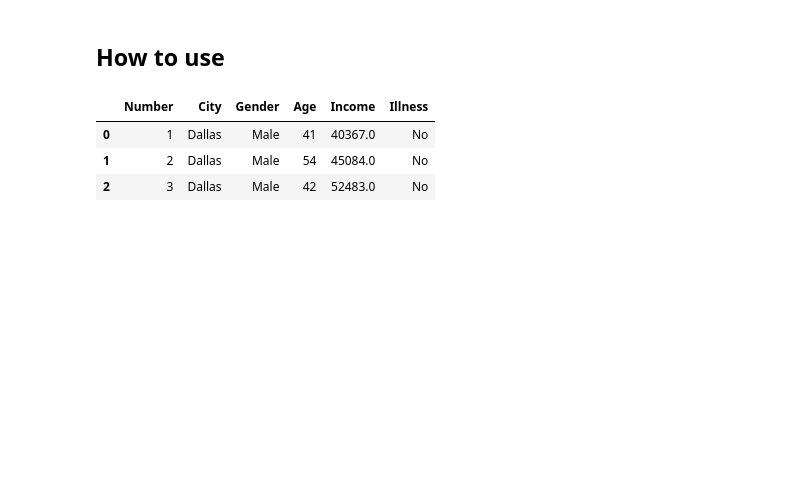
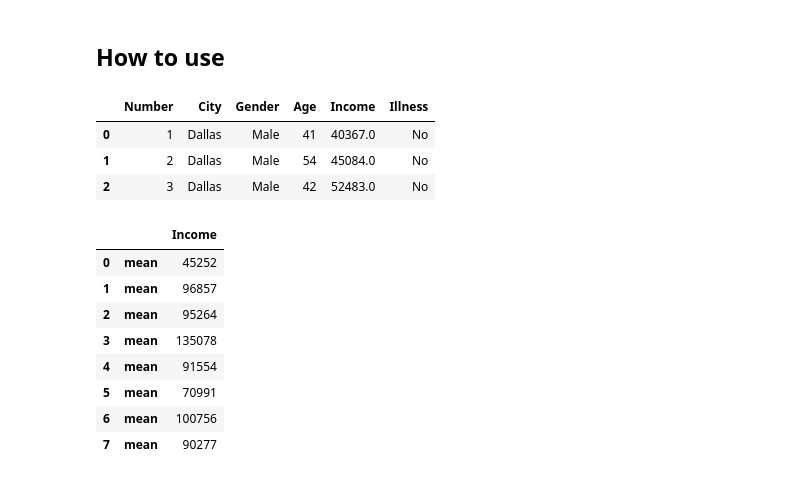
Before and after one commit to AnswerDotAI/basedtab, a Jupyter notebook: _proc/index.ipynb, the cells around one changed output. Saved outputs shown, nothing was run; the diff lists cells and outputs as text; code cells hidden in the pictures; blank space fills up the shorter version.

Commit message:
Groupby and viz

```diff
--- a/_proc/index.ipynb
+++ b/_proc/index.ipynb
@@ -47,3 +53,17 @@ bf.head(3).df
 | 0 | 1 | Dallas | Male | 41 | 40367.0 | No |
 | 1 | 2 | Dallas | Male | 54 | 45084.0 | No |
 | 2 | 3 | Dallas | Male | 42 | 52483.0 | No |
+# %%
+from basedpl import add, tally, square
+MEAN = add.reduce_first / tally
+bf.groupby("City", "Income", mean=MEAN).df.astype(int)
+# %% [output]
+|  |  | Income |
+| 0 | mean | 45252 |
+| 1 | mean | 96857 |
+| 2 | mean | 95264 |
+| 3 | mean | 135078 |
+| 4 | mean | 91554 |
+| 5 | mean | 70991 |
+| 6 | mean | 100756 |
+| 7 | mean | 90277 |
```
Also changed, not shown: parts of 8 cells of this notebook, 6 other files.
